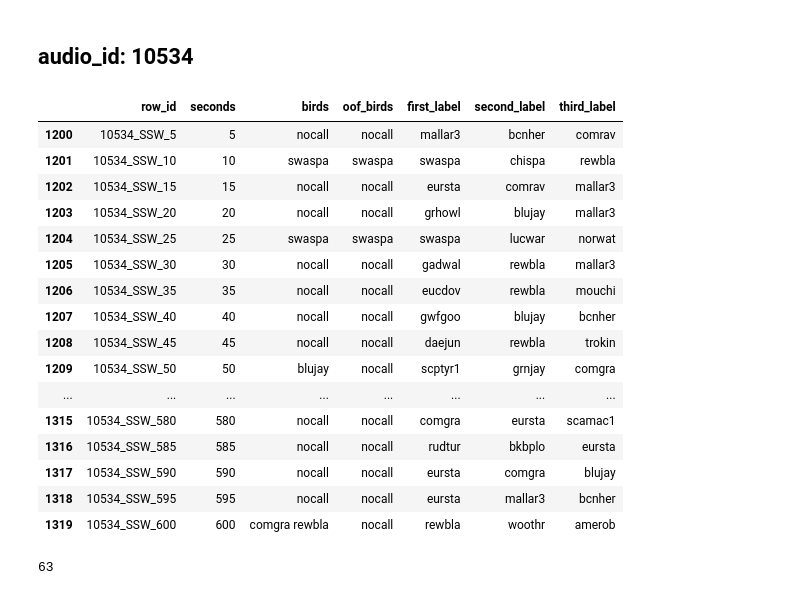
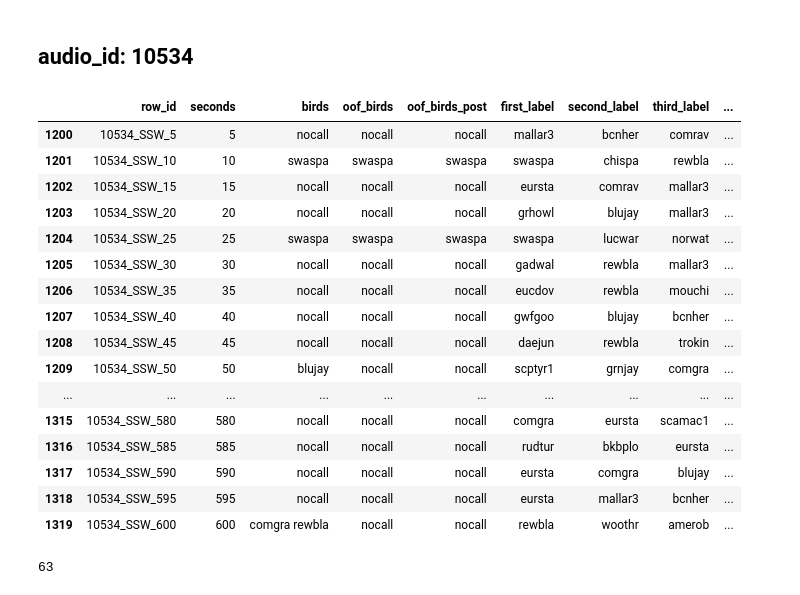
Before and after one commit to Naoki1101/kaggle-birdcall2021, a Jupyter notebook: notebooks/EDA_oof.ipynb, the cells around one changed output. Saved outputs shown, nothing was run; the diff lists cells and outputs as text; code cells hidden in the pictures.

```diff
--- a/notebooks/EDA_oof.ipynb
+++ b/notebooks/EDA_oof.ipynb
@@ -228,7 +229,7 @@ valid_df.head()
 valid_df["diff"] = (valid_df["birds"].apply(lambda x: 1 if x == "nocall" else 0) -
                                  valid_df["oof_birds"].apply(lambda x: 1 if x == "nocall" else 0))
 valid_df["diff_pattern"] = valid_df["diff"].map({-1: "bird -> nocall", 0: "birdX -> birdY", 1: "nocall -> bird"})
-valid_df["nocall_p"] = 1 - oof70.reshape(-1)
+valid_df["birdcall_p"] = oof79.reshape(-1)
 # %%
 valid_df["diff_pattern"].value_counts()
 # %% [output]
@@ -384,25 +385,25 @@ top5_birds
 # %%
 idx = valid_df[valid_df["audio_id"] == 10534].index.values
 df = valid_df.loc[idx]
-df[["row_id", "seconds", "birds", "oof_birds", "first_label", "second_label", "third_label"]]
+df[["row_id", "seconds", "birds", "oof_birds", "oof_birds_post", "first_label", "second_label", "third_label", "birdcall_p"]]
 # %% [output]
-|  | row_id | seconds | birds | oof_birds | first_label | second_label | third_label |
-| 1200 | 10534_SSW_5 | 5 | nocall | nocall | mallar3 | bcnher | comrav |
-| 1201 | 10534_SSW_10 | 10 | swaspa | swaspa | swaspa | chispa | rewbla |
-| 1202 | 10534_SSW_15 | 15 | nocall | nocall | eursta | comrav | mallar3 |
-| 1203 | 10534_SSW_20 | 20 | nocall | nocall | grhowl | blujay | mallar3 |
-| 1204 | 10534_SSW_25 | 25 | swaspa | swaspa | swaspa | lucwar | norwat |
-| 1205 | 10534_SSW_30 | 30 | nocall | nocall | gadwal | rewbla | mallar3 |
-| 1206 | 10534_SSW_35 | 35 | nocall | nocall | eucdov | rewbla | mouchi |
-| 1207 | 10534_SSW_40 | 40 | nocall | nocall | gwfgoo | blujay | bcnher |
-| 1208 | 10534_SSW_45 | 45 | nocall | nocall | daejun | rewbla | trokin |
-| 1209 | 10534_SSW_50 | 50 | blujay | nocall | scptyr1 | grnjay | comgra |
-| ... | ... | ... | ... | ... | ... | ... | ... |
-| 1315 | 10534_SSW_580 | 580 | nocall | nocall | comgra | eursta | scamac1 |
-| 1316 | 10534_SSW_585 | 585 | nocall | nocall | rudtur | bkbplo | eursta |
-| 1317 | 10534_SSW_590 | 590 | nocall | nocall | eursta | comgra | blujay |
-| 1318 | 10534_SSW_595 | 595 | nocall | nocall | eursta | mallar3 | bcnher |
-| 1319 | 10534_SSW_600 | 600 | comgra rewbla | nocall | rewbla | woothr | amerob |
+|  | row_id | seconds | birds | oof_birds | oof_birds_post | first_label | second_label | third_label | ... |
+| 1200 | 10534_SSW_5 | 5 | nocall | nocall | nocall | mallar3 | bcnher | comrav | ... |
+| 1201 | 10534_SSW_10 | 10 | swaspa | swaspa | swaspa | swaspa | chispa | rewbla | ... |
+| 1202 | 10534_SSW_15 | 15 | nocall | nocall | nocall | eursta | comrav | mallar3 | ... |
+| 1203 | 10534_SSW_20 | 20 | nocall | nocall | nocall | grhowl | blujay | mallar3 | ... |
+| 1204 | 10534_SSW_25 | 25 | swaspa | swaspa | swaspa | swaspa | lucwar | norwat | ... |
+| 1205 | 10534_SSW_30 | 30 | nocall | nocall | nocall | gadwal | rewbla | mallar3 | ... |
+| 1206 | 10534_SSW_35 | 35 | nocall | nocall | nocall | eucdov | rewbla | mouchi | ... |
+| 1207 | 10534_SSW_40 | 40 | nocall | nocall | nocall | gwfgoo | blujay | bcnher | ... |
+| 1208 | 10534_SSW_45 | 45 | nocall | nocall | nocall | daejun | rewbla | trokin | ... |
+| 1209 | 10534_SSW_50 | 50 | blujay | nocall | nocall | scptyr1 | grnjay | comgra | ... |
+| ... | ... | ... | ... | ... | ... | ... | ... | ... | ... |
+| 1315 | 10534_SSW_580 | 580 | nocall | nocall | nocall | comgra | eursta | scamac1 | ... |
+| 1316 | 10534_SSW_585 | 585 | nocall | nocall | nocall | rudtur | bkbplo | eursta | ... |
+| 1317 | 10534_SSW_590 | 590 | nocall | nocall | nocall | eursta | comgra | blujay | ... |
+| 1318 | 10534_SSW_595 | 595 | nocall | nocall | nocall | eursta | mallar3 | bcnher | ... |
+| 1319 | 10534_SSW_600 | 600 | comgra rewbla | nocall | nocall | rewbla | woothr | amerob | ... |
 # %%
 len(df[df["birds"] == "nocall"])
 # %% [output]
```
Also changed, not shown: parts of 74 cells of this notebook, 31 other files.
